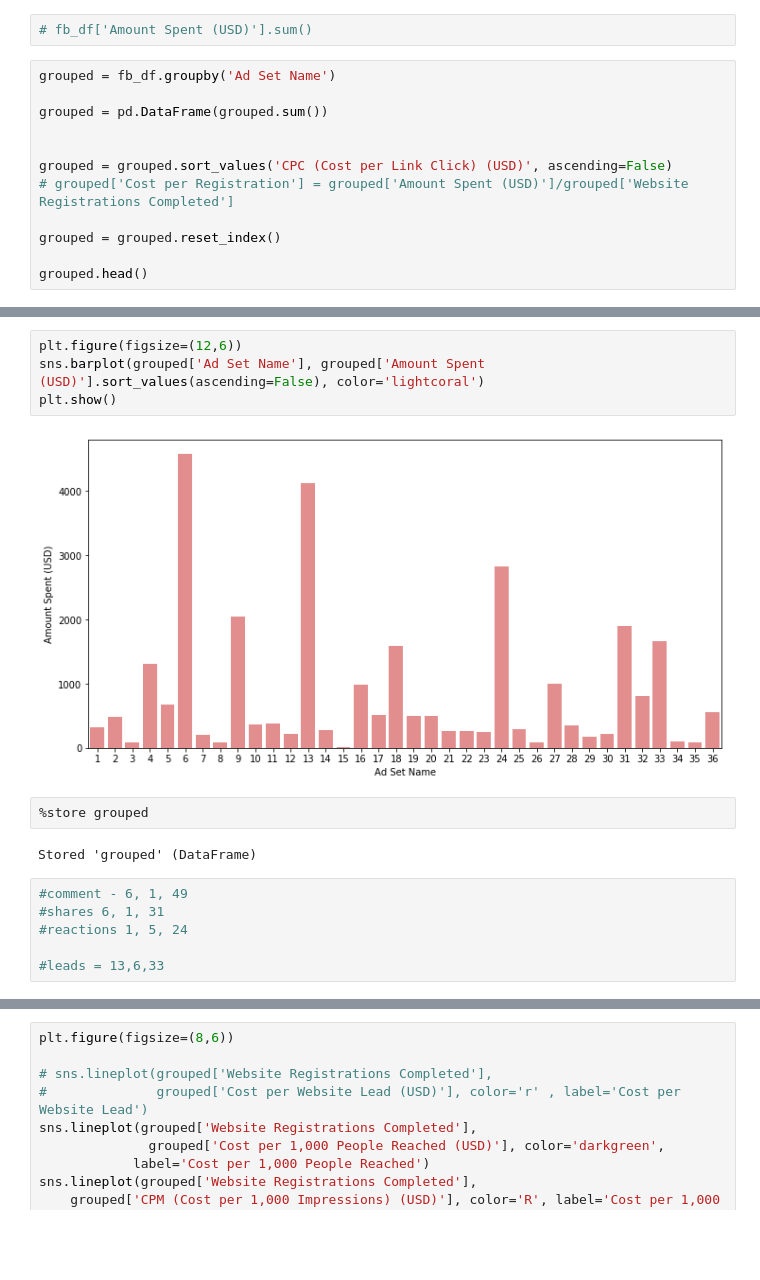
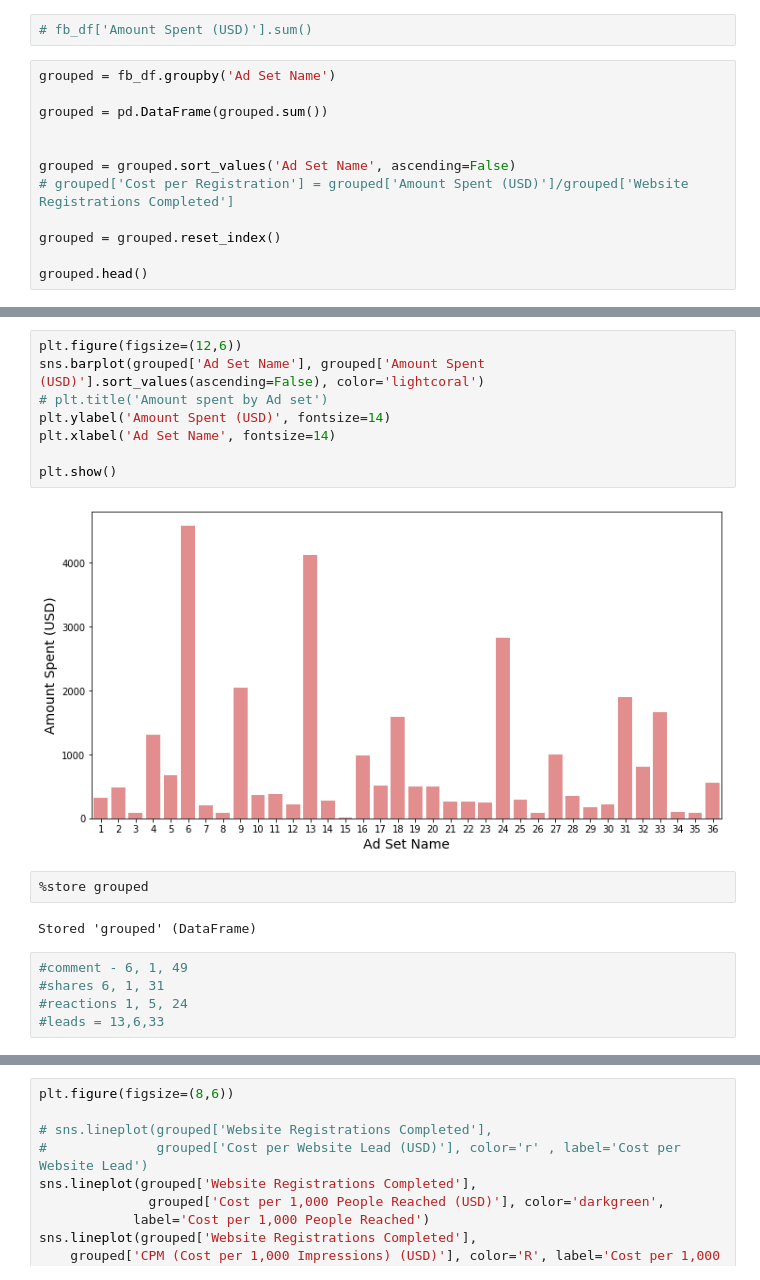
Before and after one commit to Lidetsal/Facebook-Ad-Project, a Jupyter notebook: Untitled.ipynb, the cells around one changed output, grey strips where cells are left out. Saved outputs shown, nothing was run; the diff lists cells and outputs as text; blank space fills up the shorter version.

Commit message:
visuals

```diff
--- a/Untitled.ipynb
+++ b/Untitled.ipynb
@@ -68,7 +68,7 @@ grouped = fb_df.groupby('Ad Set Name')
 grouped = pd.DataFrame(grouped.sum())
 
 
-grouped = grouped.sort_values('CPC (Cost per Link Click) (USD)', ascending=False)
+grouped = grouped.sort_values('Ad Set Name', ascending=False)
 # grouped['Cost per Registration'] = grouped['Amount Spent (USD)']/grouped['Website Registrations Completed']
 
 grouped = grouped.reset_index()
@@ -84,9 +84,13 @@ grouped.head()
 # %%
 plt.figure(figsize=(12,6))
 sns.barplot(grouped['Ad Set Name'], grouped['Amount Spent (USD)'].sort_values(ascending=False), color='lightcoral')
+# plt.title('Amount spent by Ad set')
+plt.ylabel('Amount Spent (USD)', fontsize=14)
+plt.xlabel('Ad Set Name', fontsize=14)
+
 plt.show()
 # %% [output]
-[figure, old version]
+[figure, new version]
 # %%
 %store grouped
 # %% [output]
@@ -95,6 +99,5 @@ Stored 'grouped' (DataFrame)
 #comment - 6, 1, 49
 #shares 6, 1, 31
 #reactions 1, 5, 24
-
 #leads = 13,6,33
 # %%
```
Also changed, not shown: parts of 14 cells of this notebook.
